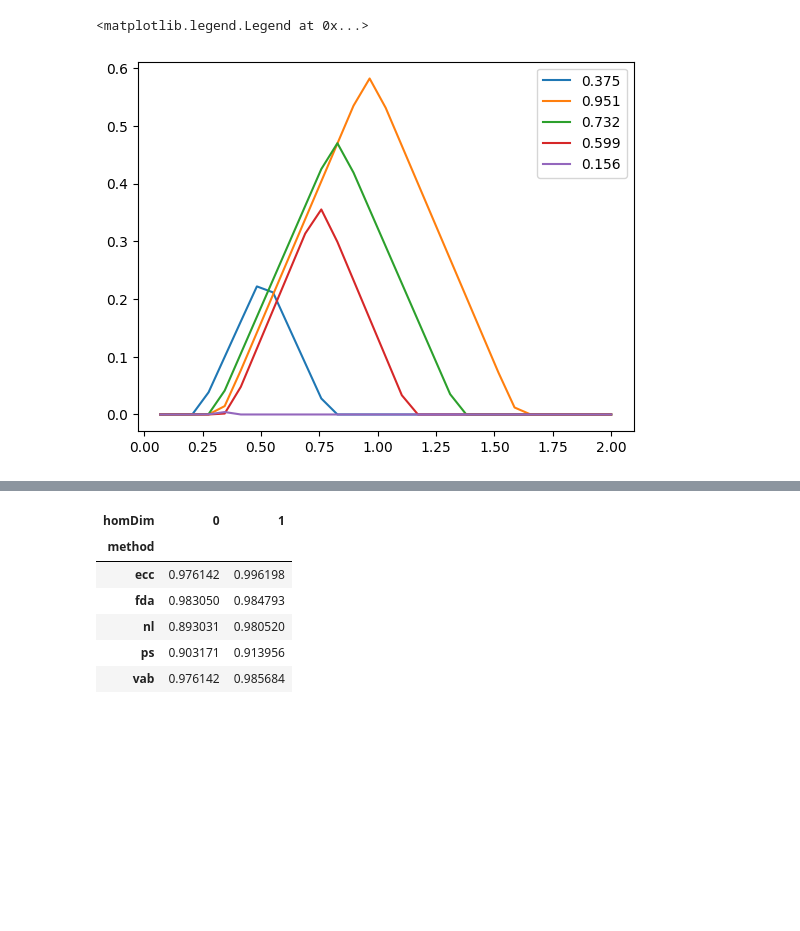
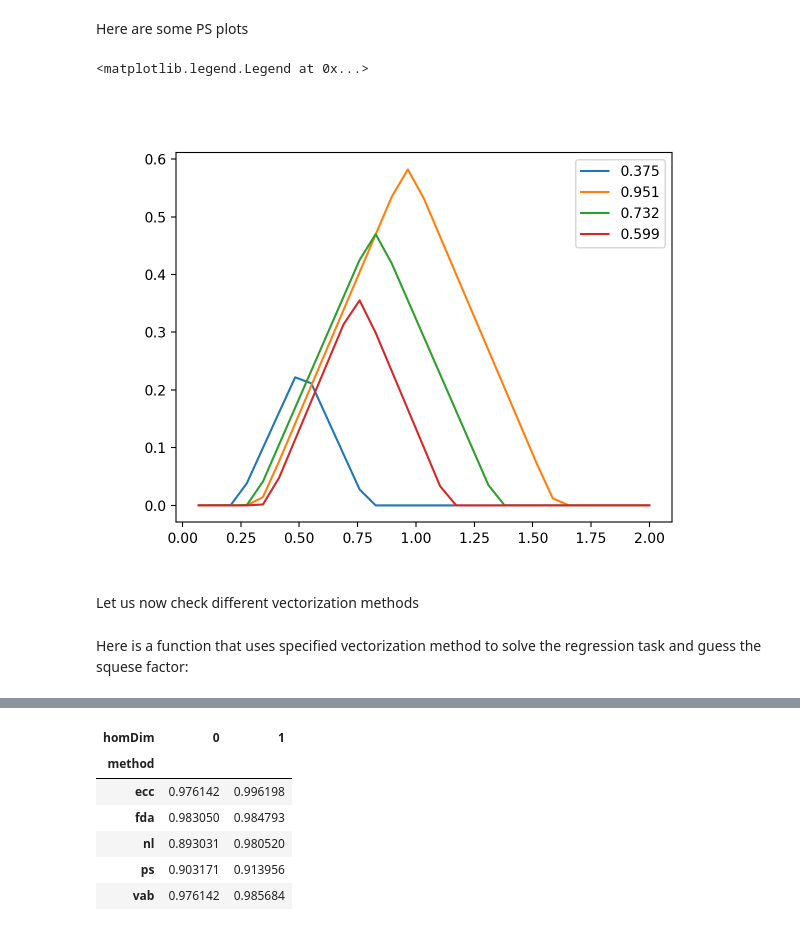
Before and after one commit to ALuchinsky/tdavec, a Jupyter notebook: sample_notebook/circle_vs_ellipse.ipynb, the cells around one changed output, grey strips where cells are left out. Drawn from its saved outputs; the diff is of its cells as text; code cells hidden in the pictures; blank space fills up the shorter version.

```diff
--- a/sample_notebook/circle_vs_ellipse.ipynb
+++ b/sample_notebook/circle_vs_ellipse.ipynb
@@ -16,0 +19,8 @@ clouds = [createEllipse(a=1, b=eps, n=100) for eps in epsList]
+# %%
+for i, cl in enumerate(clouds[:4]):
+    plt.subplot(2, 2, i+1)
+    plt.plot(cl[:,0], cl[:,1], ".")
+    plt.xlim(-1.5, 1.5); plt.ylim(-1.5, 1.5)
+    plt.title(f"eps={np.round(epsList[i], 2)}")
+    plt.grid()
+plt.tight_layout()
@@ -19,0 +34,10 @@ v.fit(clouds)
+# %%
+for i in range(4):
+    plt.subplot(2,2,i+1)
+    PD = v.diags[i]
+    for dim in range(2):
+        plt.plot(PD[dim][:,0], PD[dim][:,1], ".")
+        plt.xlim(0, 2); plt.ylim(0, 2)
+        plt.axline( (0,0), slope = 1, linestyle = "--", linewidth = 0.5)
+        plt.title(f"eps={np.round(epsList[i], 2)}")
+plt.tight_layout()
@@ -20,11 +46,17 @@ v.fit(clouds)
+# %% [markdown]
+Here are some PS plots
 # %%
 X = v.transform(output="PS", homDim=1)
-for i, e in enumerate(epsList[:5]):
+for i, e in enumerate(epsList[:4]):
     plt.plot(v.getParams()["scale"][1:],X[i,:], label=np.round(e, 3))
 plt.legend()
 # %% [output]
 <matplotlib.legend.Legend at 0x...>
-[figure, old version]
+[figure, new version]
+# %% [markdown]
+Let us now check different vectorization methods
+# %% [markdown]
+Here is a function that uses specified vectorization method to solve the regression task and guess the squese factor:
 # %%
 v.setParams({"scale":np.linspace(0, 2, 30)})
 methodList = ["vab", "ps", "nl", "ecc", "fda"]
```
Also changed, not shown: parts of 16 cells of this notebook, 3 other files.
